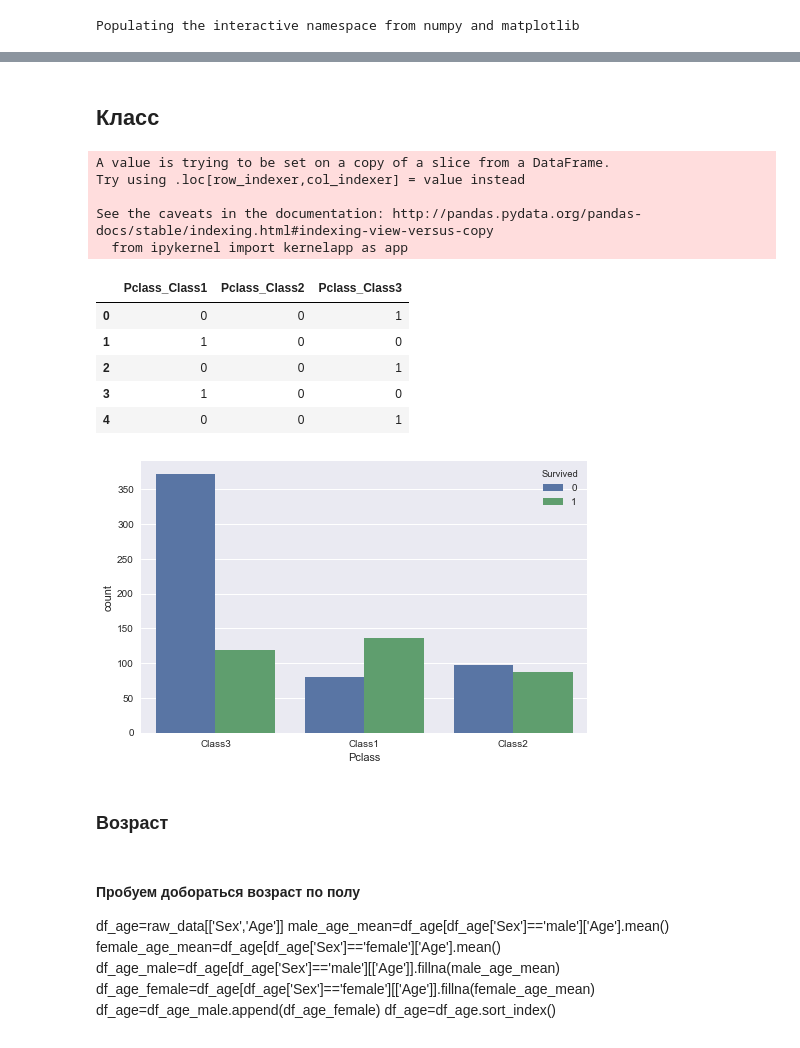
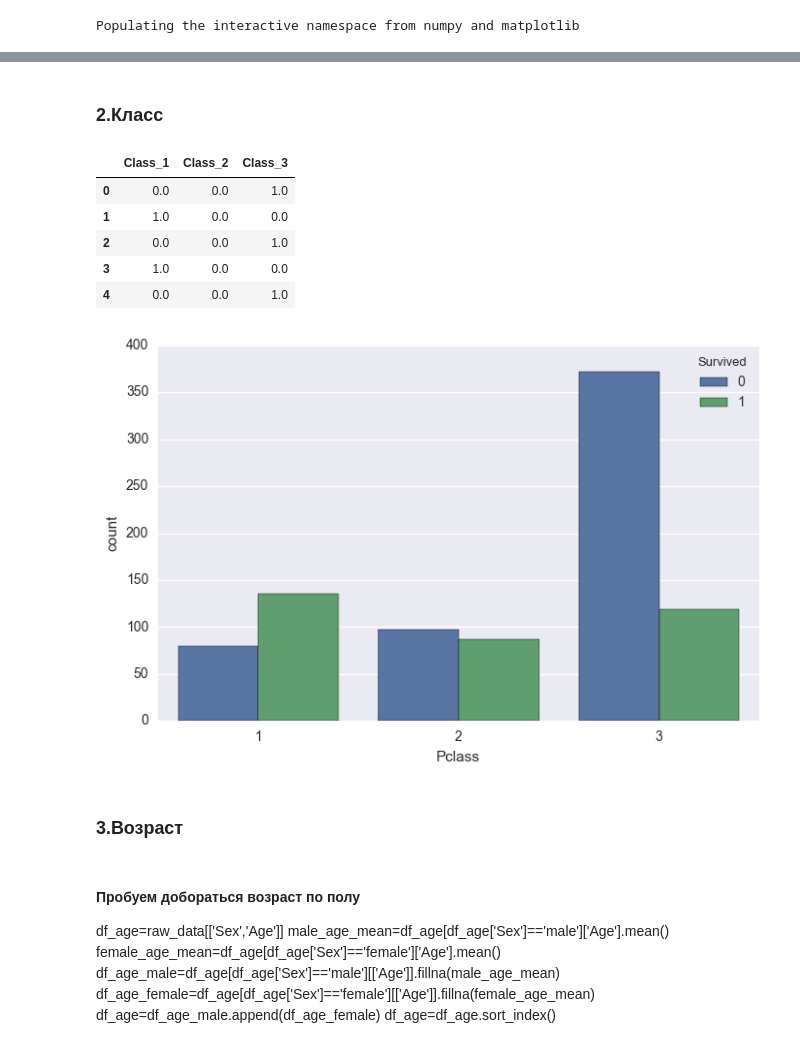
Before and after one commit to MiniGN/Kaggle-Titanic, a Jupyter notebook: run.ipynb, the cells around one changed output, grey strips where cells are left out. Cells and saved outputs as stored; diff of their text form; code cells hidden in the pictures.

```diff
--- a/run.ipynb
+++ b/run.ipynb
@@ -67,27 +68,20 @@ df_cab.head()
 # %% [markdown]
-## Класс
+### 2.Класс
 # %%
-df_class=raw_data[['Pclass']]
-df_class['Pclass']=df_class['Pclass'].apply(lambda x:'Class'+str(x))
-sns.countplot(x='Pclass', hue='Survived', data=df_class.join(raw_data['Survived']));
-# Делаем массив бинарных признаков
-df_class=pd.get_dummies(df_class)
+df_class=pd.get_dummies(raw_data['Pclass'])
+df_class.columns = ['Class_1','Class_2','Class_3']
+sns.countplot(x='Pclass', hue='Survived', data=df_class.join(raw_data));
 df_class.head()
 # %% [output]
-A value is trying to be set on a copy of a slice from a DataFrame.
-Try using .loc[row_indexer,col_indexer] = value instead
-
-See the caveats in the documentation: http://pandas.pydata.org/pandas-docs/stable/indexing.html#indexing-view-versus-copy
-  from ipykernel import kernelapp as app
-|  | Pclass_Class1 | Pclass_Class2 | Pclass_Class3 |
-| 0 | 0 | 0 | 1 |
-| 1 | 1 | 0 | 0 |
-| 2 | 0 | 0 | 1 |
-| 3 | 1 | 0 | 0 |
-| 4 | 0 | 0 | 1 |
+|  | Class_1 | Class_2 | Class_3 |
+| 0 | 0.0 | 0.0 | 1.0 |
+| 1 | 1.0 | 0.0 | 0.0 |
+| 2 | 0.0 | 0.0 | 1.0 |
+| 3 | 1.0 | 0.0 | 0.0 |
+| 4 | 0.0 | 0.0 | 1.0 |
-[figure, old version]
+[figure, new version]
 # %% [markdown]
-### Возраст
+### 3.Возраст
 # %% [markdown]
 #### Пробуем добораться возраст по полу
 df_age=raw_data[['Sex','Age']]
```
Also changed, not shown: parts of 28 cells of this notebook.
